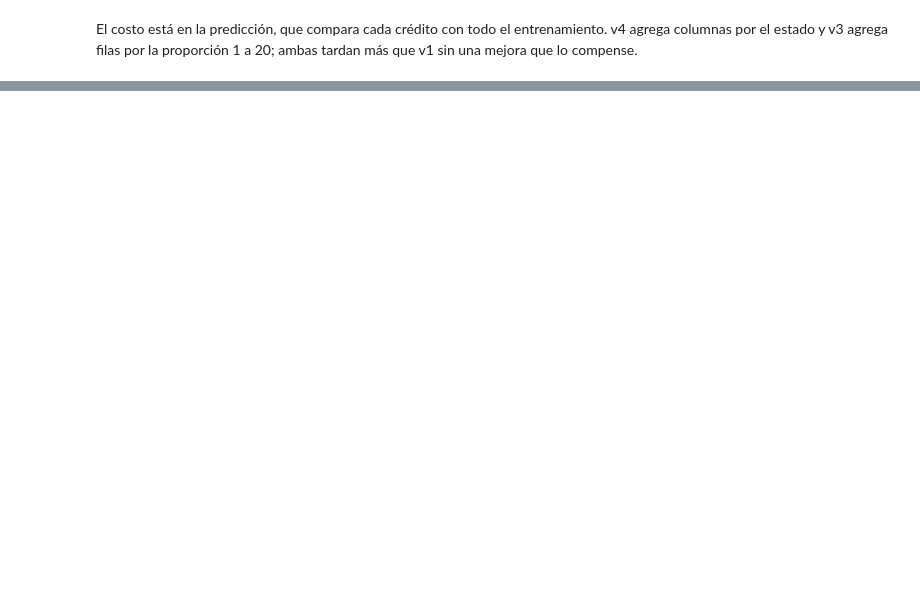
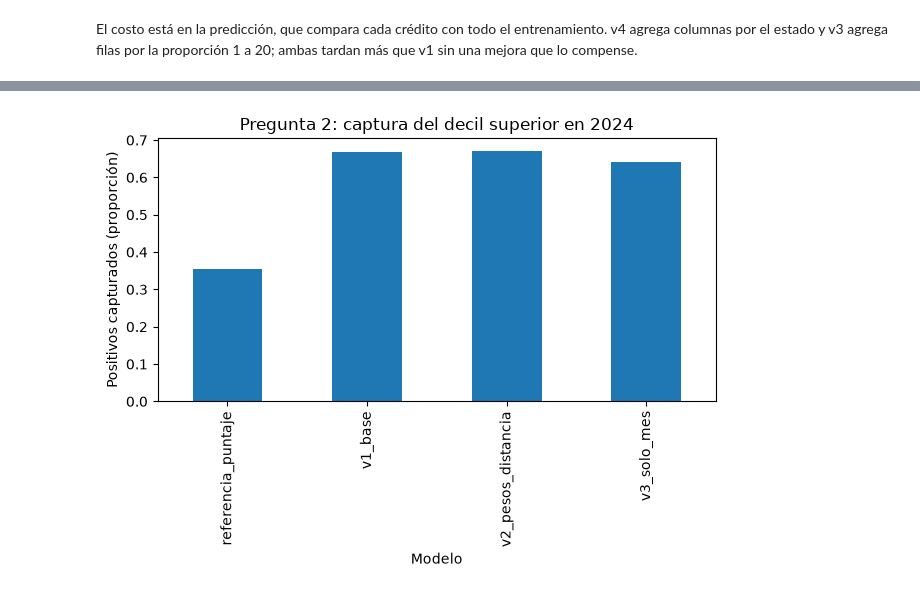
Before and after one commit to OSCARORTEGA95/Proyecto-de-Riesgo-de-Credito-Hipotecario, a Jupyter notebook: notebooks/03_modelos_knn.ipynb, the cells around one changed output, grey strips where cells are left out. Cells and saved outputs as stored; diff of their text form; code cells hidden in the pictures; blank space fills up the shorter version.

```diff
--- a/notebooks/03_modelos_knn.ipynb
+++ b/notebooks/03_modelos_knn.ipynb
@@ -84,0 +87,8 @@ El costo está en la predicción, que compara cada crédito con todo el entrenam
+# %%
+ax = p2["captura_decil"].plot.bar(title="Pregunta 2: captura del decil superior en 2024")
+ax.set_xlabel("Modelo")
+ax.set_ylabel("Positivos capturados (proporción)")
+plt.tight_layout()
+plt.show()
+# %% [output]
+[figure, added]
```
Also changed, not shown: parts of 20 cells of this notebook, 43 other files.
